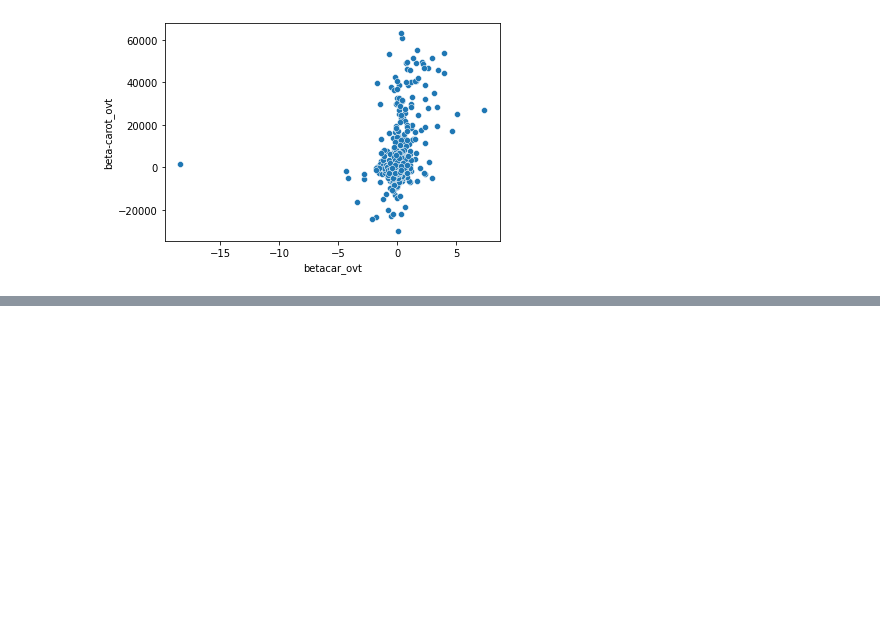
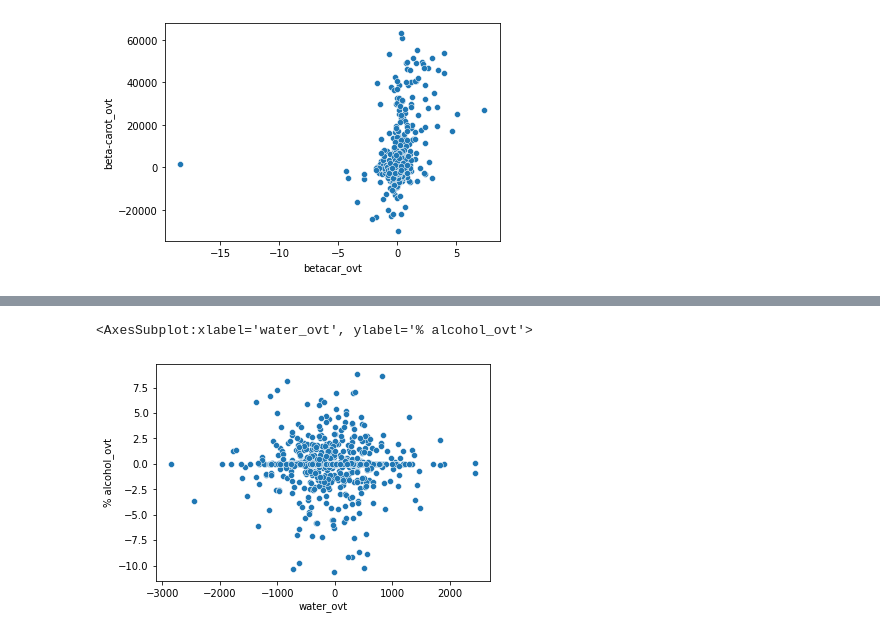
Before and after one commit to pndang/Project_WHEL, a Jupyter notebook: exploratory_analysis_2.ipynb, the cells around one changed output, grey strips where cells are left out. Cells and saved outputs as stored; diff of their text form; code cells hidden in the pictures; blank space fills up the shorter version.

```diff
--- a/exploratory_analysis_2.ipynb
+++ b/exploratory_analysis_2.ipynb
@@ -269,0 +288,5 @@ sns.scatterplot(data=ovrt, x='betacar_ovt', y='beta-carot_ovt')
+# %%
+sns.scatterplot(data=ovrt, x='water_ovt', y='% alcohol_ovt')
+# %% [output]
+<AxesSubplot:xlabel='water_ovt', ylabel='% alcohol_ovt'>
+[figure, added]
```
Also changed, not shown: parts of 7 cells of this notebook.
